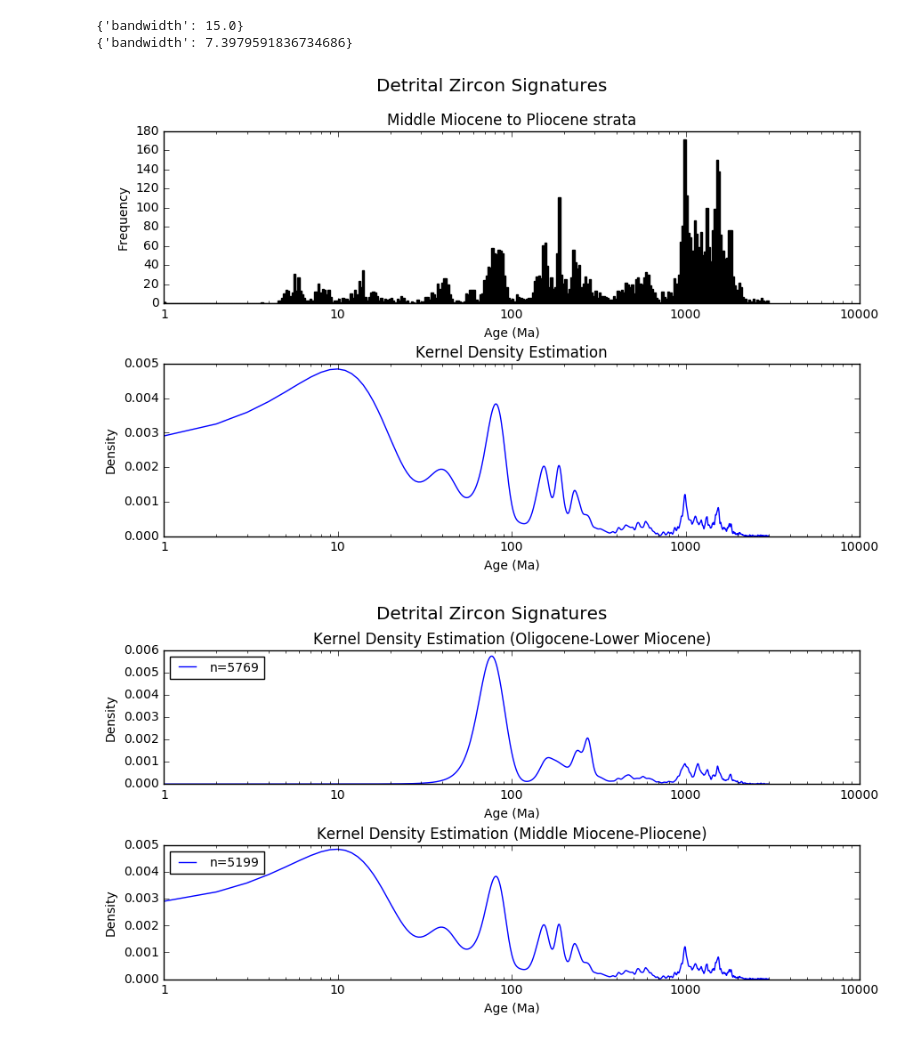
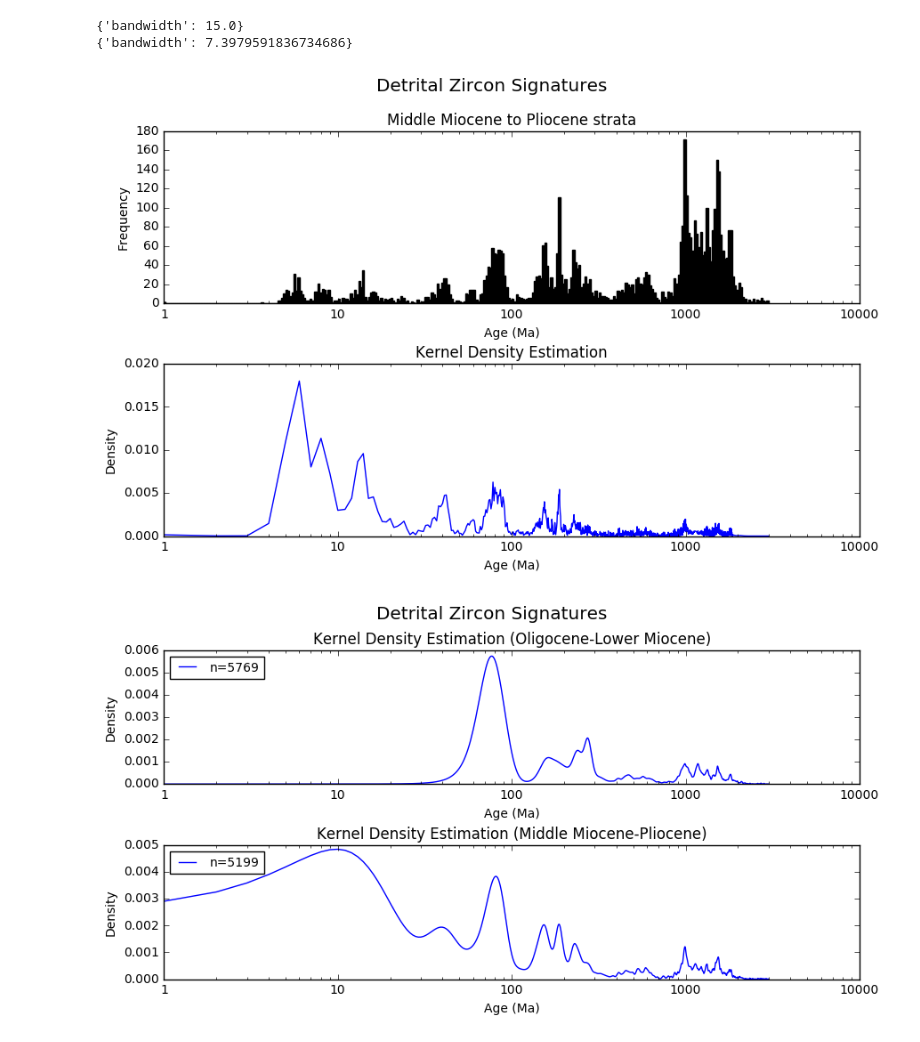
Before and after one commit to andrescorcho/Geofisica-Laboratorio, a Jupyter notebook: Plots+DZ.ipynb, the cells around one changed output. Saved outputs shown, nothing was run; the diff lists cells and outputs as text; code cells hidden in the pictures.

```diff
--- a/Plots+DZ.ipynb
+++ b/Plots+DZ.ipynb
@@ -173,32 +488,33 @@ print grid1.best_params_
 #Histograma 2
 F2=figure(2, figsize=(9,6))
 st=F2.suptitle("Detrital Zircon Signatures",fontsize="x-large")
 x1_grid=linspace(1,3000,3000)
 
 sF1=F2.add_subplot(211)
 hist(Hist2, bins = 10 ** np.linspace(np.log10(1), np.log10(3000), 300),color='black')
 gca().set_xscale("log")
 #gca().set_yscale("log")
 gca().get_xaxis().set_major_formatter(matplotlib.ticker.ScalarFormatter())
 #gca().get_yaxis().set_major_formatter(matplotlib.ticker.ScalarFormatter())
 sF1.set_title("Middle Miocene to Pliocene strata")
 xlabel("Age (Ma)")
 ylabel("Frequency")
 
 sF2=F2.add_subplot(212)
-plot(x1_grid,kde_sklearn(Hist2,x1_grid,bandwidth=7.4))
+ker=ssvkernel(Hist2,x1_grid)
+plot(x1_grid,ker[0])
 gca().set_xscale("log")
 gca().get_xaxis().set_major_formatter(matplotlib.ticker.ScalarFormatter())
 sF2.set_title("Kernel Density Estimation")
 
 xlabel("Age (Ma)")
 ylabel("Density")
 
 F2.tight_layout()
 st.set_y(0.95)
 F2.subplots_adjust(top=0.85)
 
 
 savefig('DZ_Middle Miocene_Pliocene.png')
 # %% [output]
-[figure, old version]
+[figure, new version]
```
Also changed, not shown: parts of 2 cells of this notebook.
